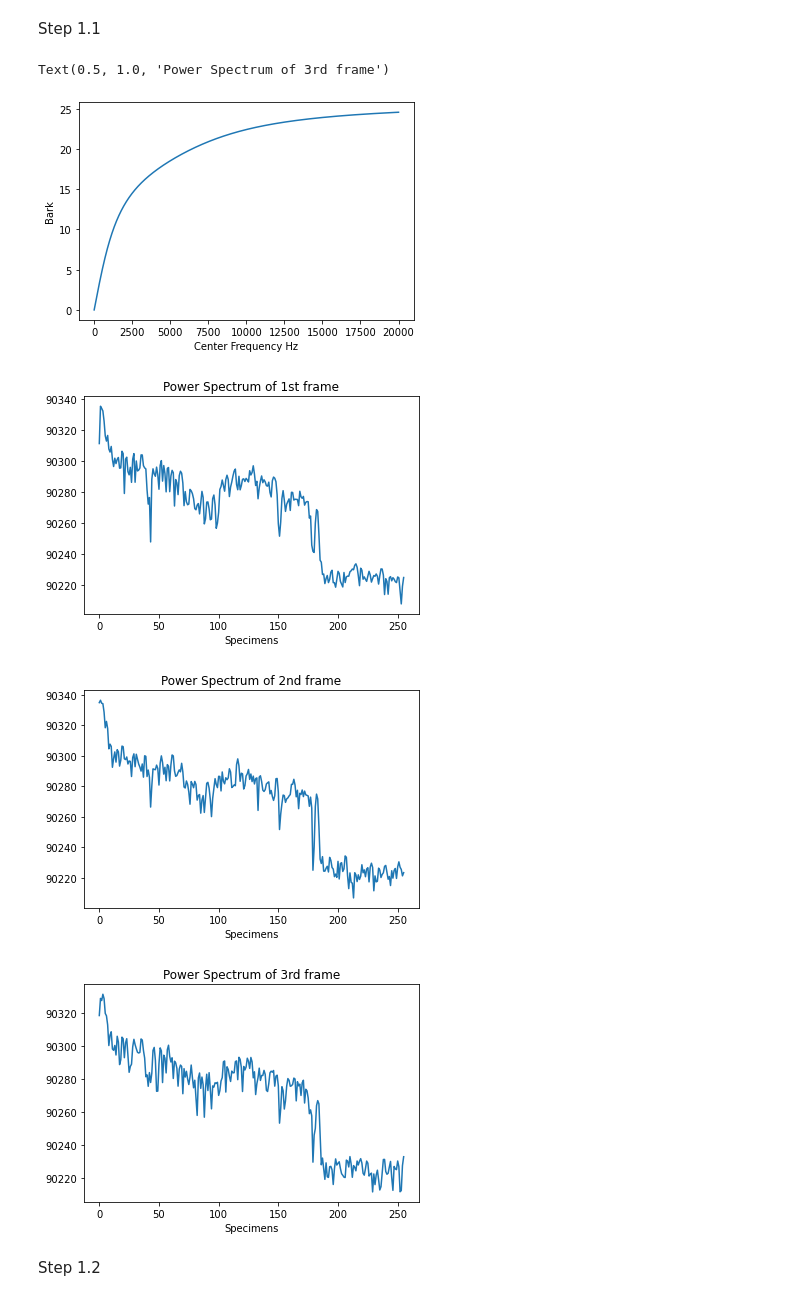
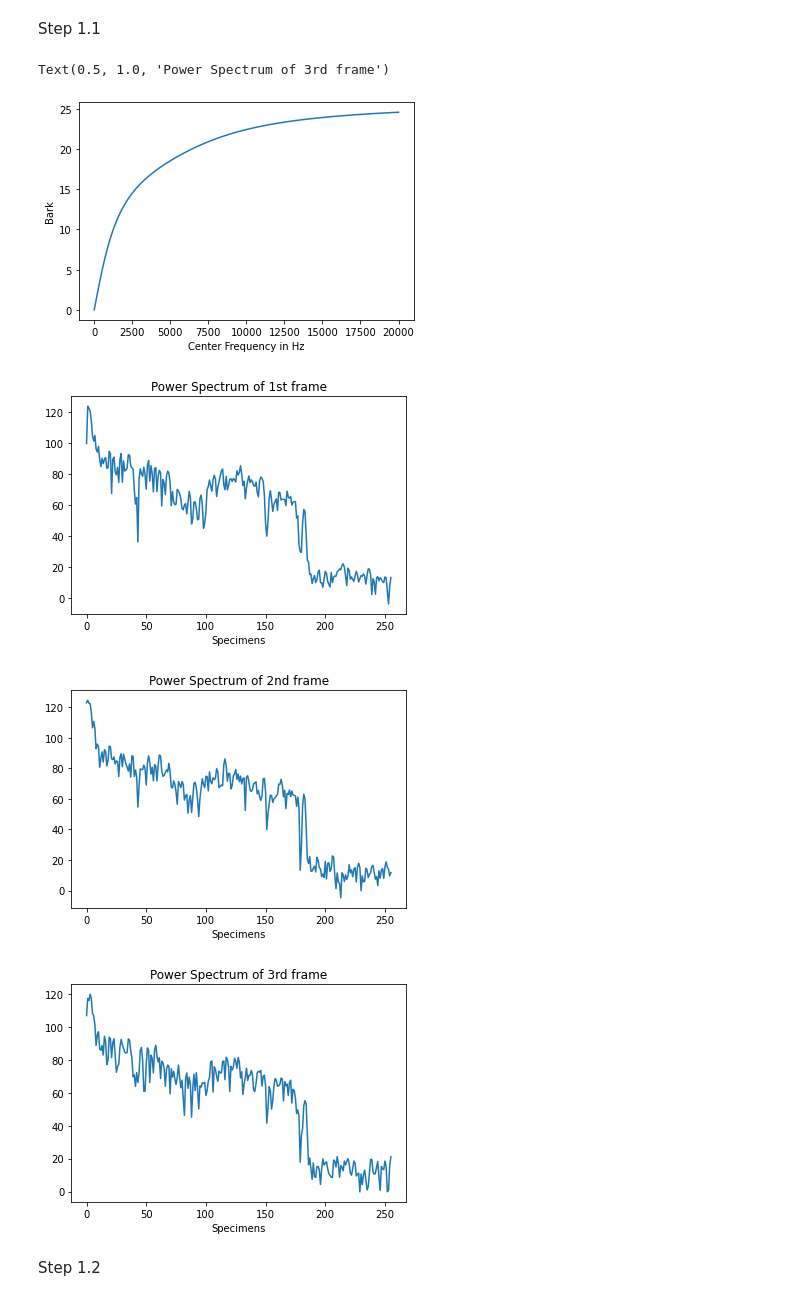
Before and after one commit to TilemahosAravanis/DSP_LAB_2h_erg, a Jupyter notebook: DSP_LAB_2h_erg.ipynb, the cells around one changed output. Cells and saved outputs as stored; diff of their text form; code cells hidden in the pictures.

```diff
--- a/DSP_LAB_2h_erg.ipynb
+++ b/DSP_LAB_2h_erg.ipynb
@@ -46,39 +50,39 @@ f = np.arange(0,20000,1)
 b = 13* np.arctan(0.00076*f) + 3.5*np.arctan((f/7500)**2) # bark scale
 
 plt.figure(1)
 plt.plot(f,b)
-plt.xlabel('Center Frequency Hz')
+plt.xlabel('Center Frequency in Hz')
 plt.ylabel('Bark')
 
 Power_Spectrum = []
-PN = 90302
+PN = 90.302
 
 for frame in frames:
     p = 20*np.log10(abs(np.fft.fft(frame))) + PN
     p_cut = p[:256]
     Power_Spectrum.append(p_cut)
 
 plt.figure(2)
 k = np.arange(0,256,1)
 plt.plot(k,Power_Spectrum[1])
 plt.xlabel('Specimens')
 plt.title('Power Spectrum of 1st frame')
 
 plt.figure(3)
 plt.plot(k,Power_Spectrum[2])
 plt.xlabel('Specimens')
 plt.title('Power Spectrum of 2nd frame')
 
 plt.figure(4)
 plt.plot(k,Power_Spectrum[3])
 plt.xlabel('Specimens')
 plt.title('Power Spectrum of 3rd frame')
 # %% [output]
 Text(0.5, 1.0, 'Power Spectrum of 3rd frame')
-[figure, old version]
+[figure, new version]
-[figure, old version]
+[figure, new version]
-[figure, old version]
+[figure, new version]
-[figure, old version]
+[figure, new version]
 # %% [markdown]
 Step 1.2
 # %%
```
Also changed, not shown: parts of 5 cells of this notebook.
